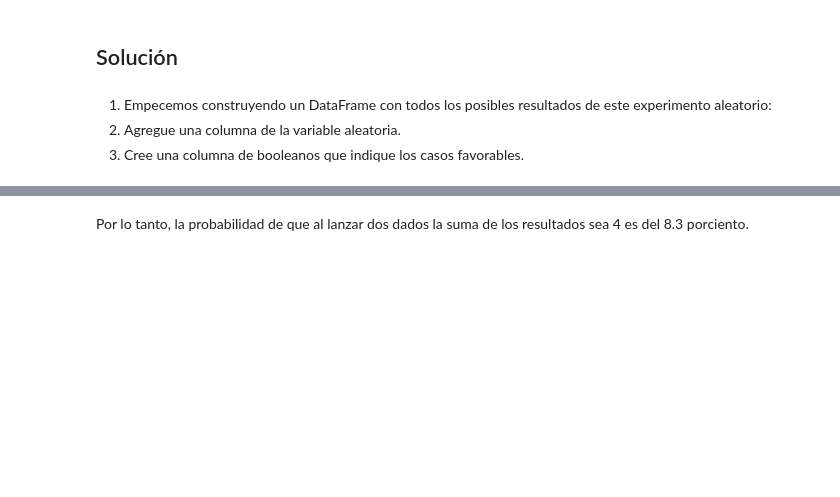
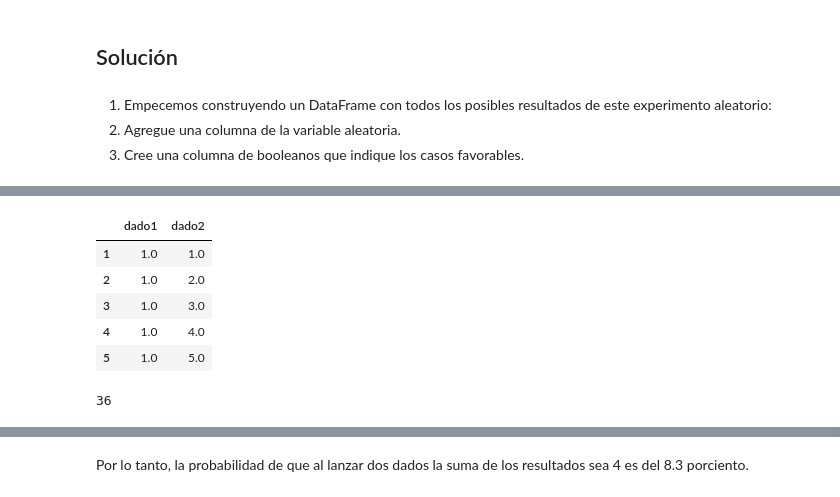
Before and after one commit to marco-canas/encuentra_tu_persona_vitamina, a Jupyter notebook: classes/class_11/class_11.ipynb, the cells around one changed output, grey strips where cells are left out. Cells and saved outputs as stored; diff of their text form; code cells hidden in the pictures; blank space fills up the shorter version.

```diff
--- a/classes/class_11/class_11.ipynb
+++ b/classes/class_11/class_11.ipynb
@@ -688,7 +696,18 @@ dado2
 # %%
 dic = {'dado1':dado1,'dado2':dado2}
-resultados = pd.DataFrame(dic, index = np.arange(1,37))
+resultados = pd.DataFrame(dic, index = np.arange(1,len(dado1)+1))
 resultados.head()
+# %% [output]
+|  | dado1 | dado2 |
+| 1 | 1.0 | 1.0 |
+| 2 | 1.0 | 2.0 |
+| 3 | 1.0 | 3.0 |
+| 4 | 1.0 | 4.0 |
+| 5 | 1.0 | 5.0 |
+# %%
+len(resultados)   # número de instancias del DataFrame
+# %% [output]
+36
 # %%
 resultados['suma'] = resultados['dado1'] + resultados['dado2']
 resultados.head()
```
Also changed, not shown: parts of 9 cells of this notebook, 1 other file.
